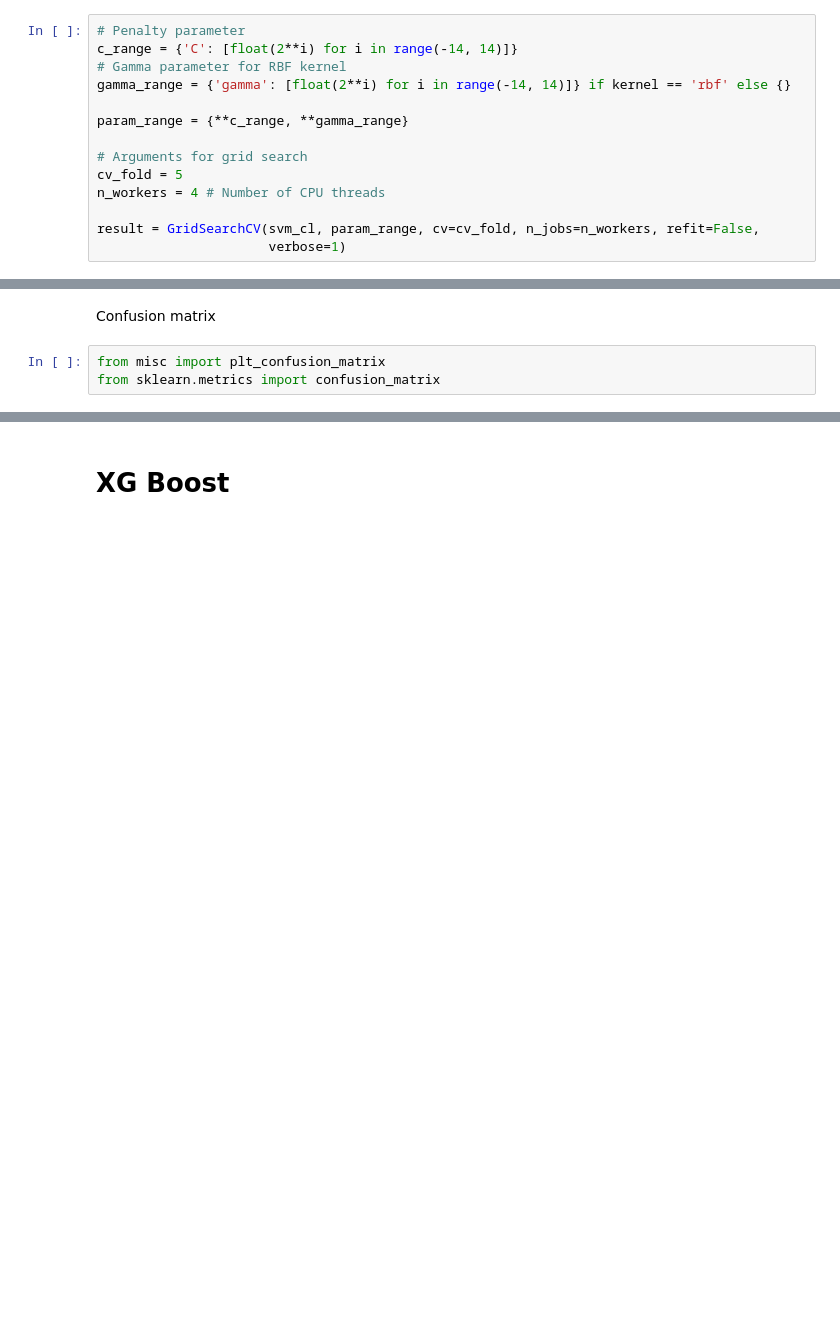
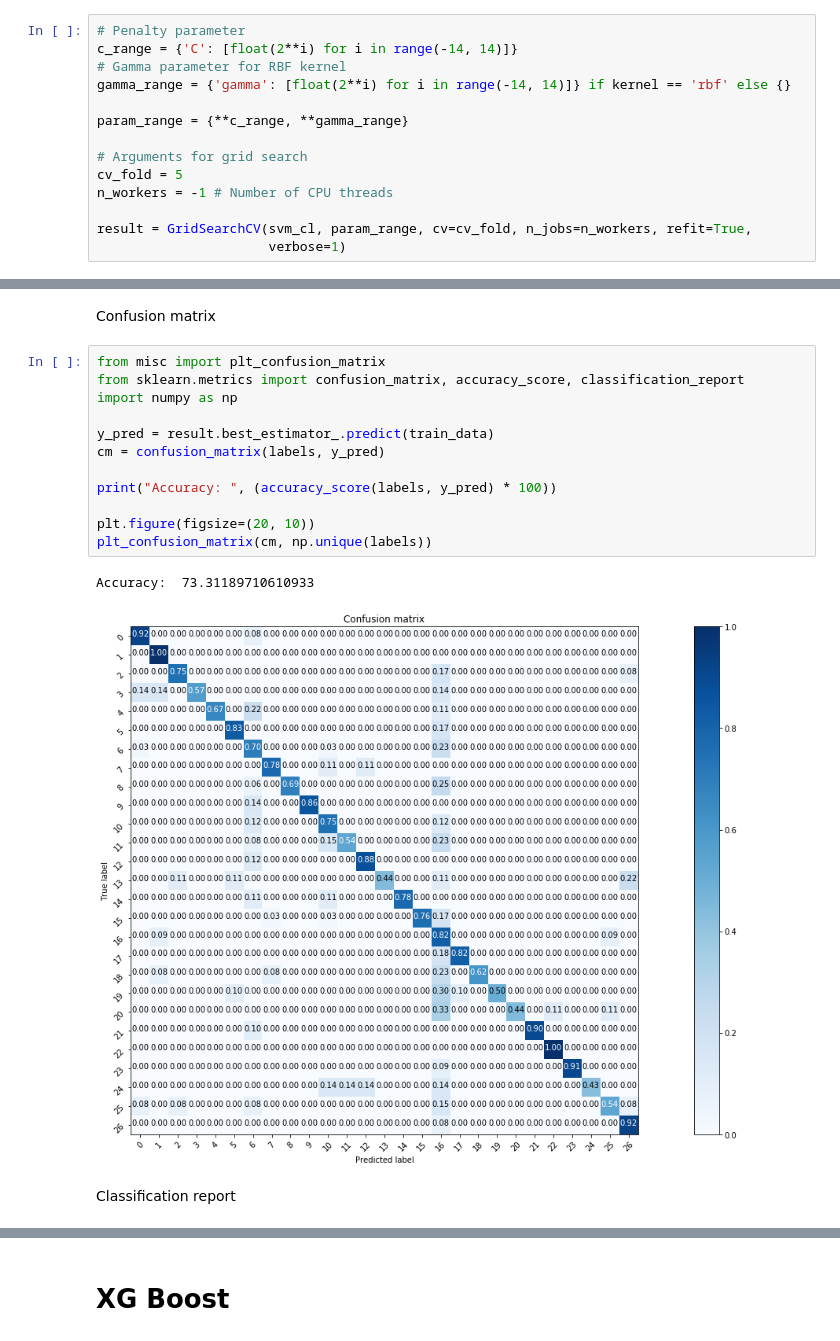
Before and after one commit to MsAlEhR/bio-protein-fold-recognition, a Jupyter notebook: src/SVM_dd_bigram.ipynb, the cells around one changed output, grey strips where cells are left out. Saved outputs shown, nothing was run; the diff lists cells and outputs as text; blank space fills up the shorter version.

Commit message:
Confusion matrix and classification report for SVM & Bigram features.

```diff
--- a/src/SVM_dd_bigram.ipynb
+++ b/src/SVM_dd_bigram.ipynb
@@ -95,9 +95,9 @@ param_range = {**c_range, **gamma_range}
 
 # Arguments for grid search
 cv_fold = 5
-n_workers = 4 # Number of CPU threads
+n_workers = -1 # Number of CPU threads
 
-result = GridSearchCV(svm_cl, param_range, cv=cv_fold, n_jobs=n_workers, refit=False,
+result = GridSearchCV(svm_cl, param_range, cv=cv_fold, n_jobs=n_workers, refit=True,
                       verbose=1)
 # %% [markdown]
 Start grid search!
@@ -130,6 +130,20 @@ print("Best accuracy: %.2f" % (result.best_score_ * 100))
 Best accuracy: 29.26
 # %% [markdown]
 Confusion matrix
-# %%
-from misc import plt_confusion_matrix
-from sklearn.metrics import confusion_matrix
+# %%
+from misc import plt_confusion_matrix
+from sklearn.metrics import confusion_matrix, accuracy_score, classification_report
+import numpy as np
+
+y_pred = result.best_estimator_.predict(train_data)
+cm = confusion_matrix(labels, y_pred)
+
+print("Accuracy: ", (accuracy_score(labels, y_pred) * 100))
+
+plt.figure(figsize=(20, 10))
+plt_confusion_matrix(cm, np.unique(labels))
+# %% [output]
+Accuracy:  73.31189710610933
+[figure, added]
+# %% [markdown]
+Classification report
```
Also changed, not shown: parts of 4 cells of this notebook, 1 other file.
